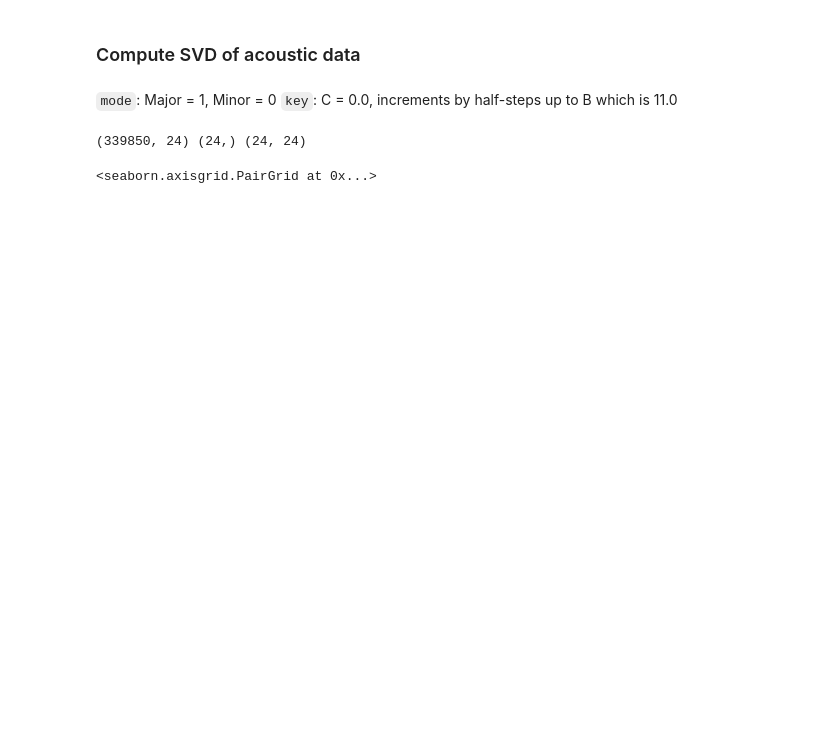
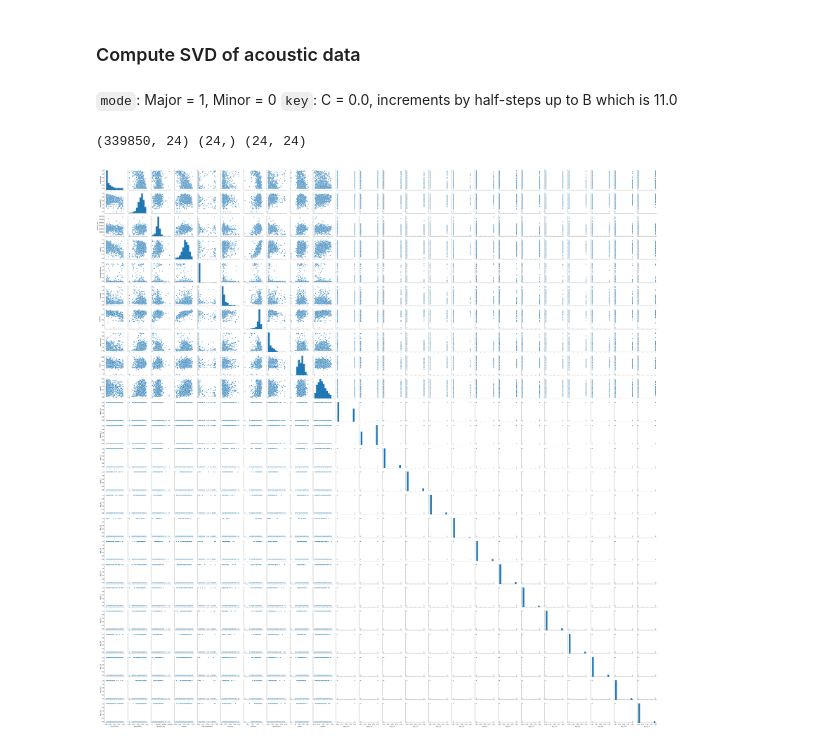
Before and after one commit to aschoettler/int15-spotify, a Jupyter notebook: Acoustics.ipynb, the cells around one changed output. Drawn from its saved outputs; the diff is of its cells as text; code cells hidden in the pictures; blank space fills up the shorter version.

Commit message:
Acoustics Complete

```diff
--- a/Acoustics.ipynb
+++ b/Acoustics.ipynb
@@ -9,8 +9,10 @@ import time
 # %%
 acoustics = pd.read_csv("acoustic_features.csv")
 billboard = pd.read_csv("albums.csv")
-pitchfork = pd.read_csv("reviews.csv")
-billboard_pitchfork = pd.read_pickle("./grouped_billboard.pkl")
+# pitchfork = pd.read_csv("reviews.csv")
+# billboard_pitchfork = pd.read_pickle("./grouped_billboard.pkl")
 all_data = pd.read_pickle('./BILLFUZZYPITCHFINISHED.pkl')
+
+af_data_keys = ['acousticness', 'danceability', 'duration_ms', 'energy', 'instrumentalness', 'key', 'liveness', 'loudness', 'mode', 'speechiness', 'tempo', 'valence'];
 # %%
 ## High Valence songs!
@@ -108,7 +241,7 @@ bill_gb.merge(acoustics_gb, )
 # %% [markdown]
 ### Compute SVD of acoustic data
 # %%
-acoustic_data = acoustics[['acousticness', 'danceability', 'duration_ms', 'energy', 'instrumentalness', 'key', 'liveness', 'loudness', 'mode', 'speechiness', 'tempo', 'valence']];
+acoustic_data = acoustics.set_index(['artist', 'album'])[af_data_keys]
 acoustic_data = pd.get_dummies(acoustic_data, columns = ['mode', 'key']).dropna()
 # dropped 5 rows because they had Nan values!
 
@@ -122,6 +255,7 @@ print(u.shape, s.shape, vt.shape)
 # %% [output]
 (339850, 24) (24,) (24, 24)
 # %%
-sns.pairplot(acoustic_data)
+sns.pairplot(acoustic_data[1:1000])
+plt.show()
 # %% [output]
-<seaborn.axisgrid.PairGrid at 0x...>
+[figure, added]
```
Also changed, not shown: parts of 41 cells of this notebook.
